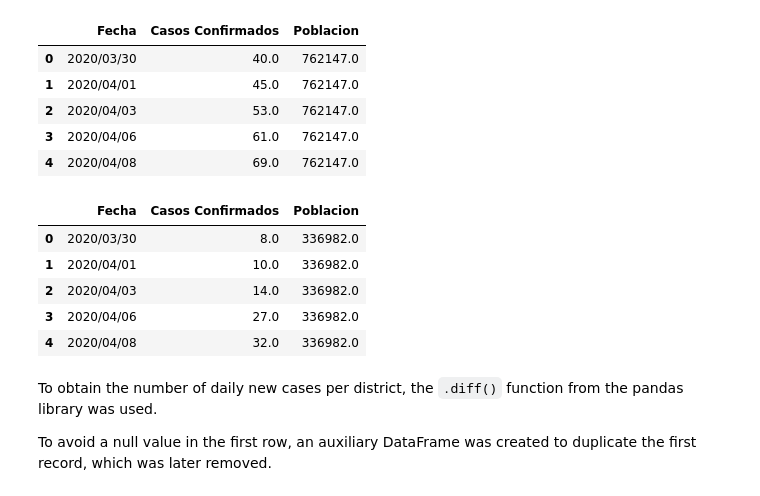
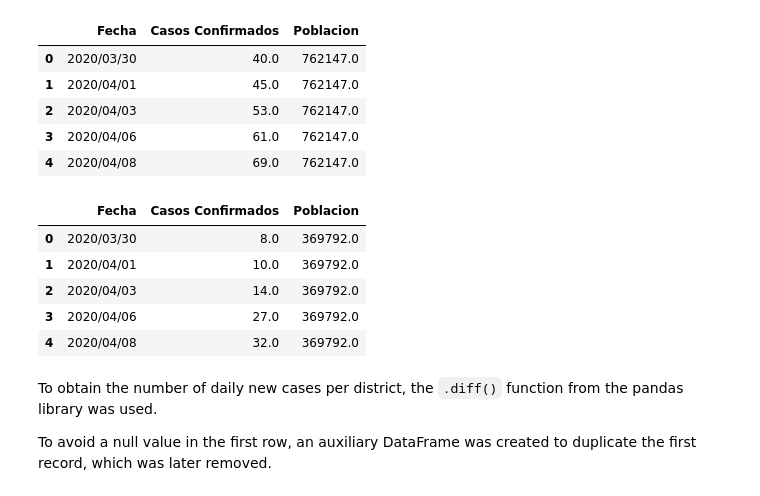
Before and after one commit to amharringthon/COVID-19-Positivity-Analysis-in-Chile, a Jupyter notebook: COVID19_Positivity_Analysis_2021.ipynb, the cells around one changed output. Cells and saved outputs as stored; diff of their text form; code cells hidden in the pictures.

```diff
--- a/COVID19_Positivity_Analysis_2021.ipynb
+++ b/COVID19_Positivity_Analysis_2021.ipynb
@@ -380,8 +380,14 @@ Graf_T.head()
 | 3 | Arica y Parinacota | 15 | Putre | 15201.0 | 2515.0 | 2020-03-30 | 0.0 |
 | 4 | Arica y Parinacota | 15 | Desconocido Arica y Parinacota | NaN | NaN | 2020-03-30 |  |
 # %%
-Incidencia=pd.read_csv("https://raw.githubusercontent.com/amharringthon/COVID-19-Positivity-Analysis-in-Chile/refs/heads/main/data/PDS_M2021_Final_G5_producto6_data%20.csv",quoting=csv.QUOTE_NONE,sep=',', encoding='utf-8', engine="python") #Producto 6
-Incidencia.columns = Incidencia.columns.str.replace('"', '', regex=True)
-Incidencia = Incidencia.replace('"', '', regex=True)
-Incidencia.head()
+# Loading and Cleaning Incidence Data
+incidence_df = pd.read_csv("https://raw.githubusercontent.com/amharringthon/COVID-19-Positivity-Analysis-in-Chile/refs/heads/main/data/PDS_M2021_Final_G5_producto6_data%20.csv", quoting=csv.QUOTE_NONE, sep=',', encoding='utf-8', engine="python")  # Product 6
+
+# Cleaning column names
+incidence_df.columns = incidence_df.columns.str.replace('"', '', regex=True)
+
+# Removing unwanted characters
+incidence_df = incidence_df.replace('"', '', regex=True)
+
+incidence_df.head()
 # %% [output]
@@ -552 +565,4 @@ Maule_Incidencia=Incidencia[Incidencia["Region"]=="Maule"]
+# %%
+# Filtering incidence data for the Maule region
+maule_incidence_df = incidence_df[incidence_df["Region"] == "Maule"]
 # %%
@@ -557,5 +575,8 @@ Maule_Incidencia17=Maule_Incidencia[Maule_Incidencia["Comuna"].isin(["Curicó","
 # %%
-Maule_Incidencia18=Maule_Incidencia[Maule_Incidencia["Comuna"].isin(['Chanco', 'Cauquenes','Pelluhue', 'Colbún', 'Linares', 'Longavi', 'Parral',
-                                                                    'Retiro', 'San Javier', 'Villa Alegre', 'Yerbas Buenas'])]
+# Filtering incidence data for District 18
+maule_incidence_18_df = maule_incidence_df[maule_incidence_df["Comuna"].isin([
+    "Chanco", "Cauquenes", "Pelluhue", "Colbún", "Linares", "Longaví", "Parral",
+    "Retiro", "San Javier", "Villa Alegre", "Yerbas Buenas"
+])]
 # %% [markdown]
 The data is grouped by the date field, and the total sum of confirmed cases and population is calculated for each municipality within each district.
@@ -586,0 +596,6 @@ Comunas18=Comunas18.astype({'Casos Confirmados': 'float'}) # Converting data typ
+# %%
+# Retrieving confirmed cases from the municipalities of District 18
+district_18_municipalities_df = maule_incidence_18_df.groupby(["Fecha", "Comuna", "Poblacion"])[["Casos Confirmados"]].sum().reset_index()
+# Converting data types to float for upcoming calculations
+district_18_municipalities_df = district_18_municipalities_df.astype({'Casos Confirmados': 'float', 'Poblacion': 'float'})
+district_18_municipalities_df.head()
@@ -597,12 +619,12 @@ Confirmados17.head()
 | 3 | 2020/04/06 | 61.0 | 762147.0 |
 | 4 | 2020/04/08 | 69.0 | 762147.0 |
 # %%
-Confirmados18=(pd.DataFrame(Comunas18.groupby("Fecha")["Casos Confirmados", "Poblacion"].sum())).reset_index()
-Confirmados18.head()
+confirmed_18_df = district_18_municipalities_df.groupby("Fecha")[["Casos Confirmados", "Poblacion"]].sum().reset_index()
+confirmed_18_df.head()
 # %% [output]
 |  | Fecha | Casos Confirmados | Poblacion |
-| 0 | 2020/03/30 | 8.0 | 336982.0 |
-| 1 | 2020/04/01 | 10.0 | 336982.0 |
-| 2 | 2020/04/03 | 14.0 | 336982.0 |
-| 3 | 2020/04/06 | 27.0 | 336982.0 |
-| 4 | 2020/04/08 | 32.0 | 336982.0 |
+| 0 | 2020/03/30 | 8.0 | 369792.0 |
+| 1 | 2020/04/01 | 10.0 | 369792.0 |
+| 2 | 2020/04/03 | 14.0 | 369792.0 |
+| 3 | 2020/04/06 | 27.0 | 369792.0 |
+| 4 | 2020/04/08 | 32.0 | 369792.0 |
```
Also changed, not shown: parts of 83 cells of this notebook.
